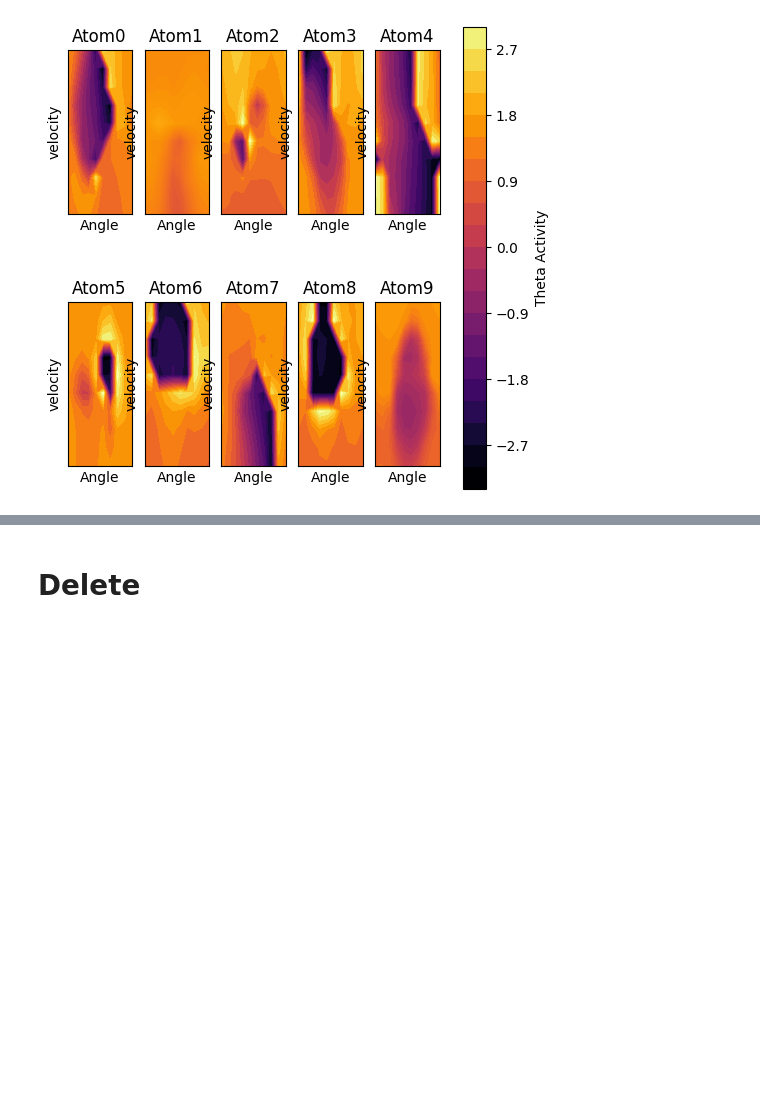
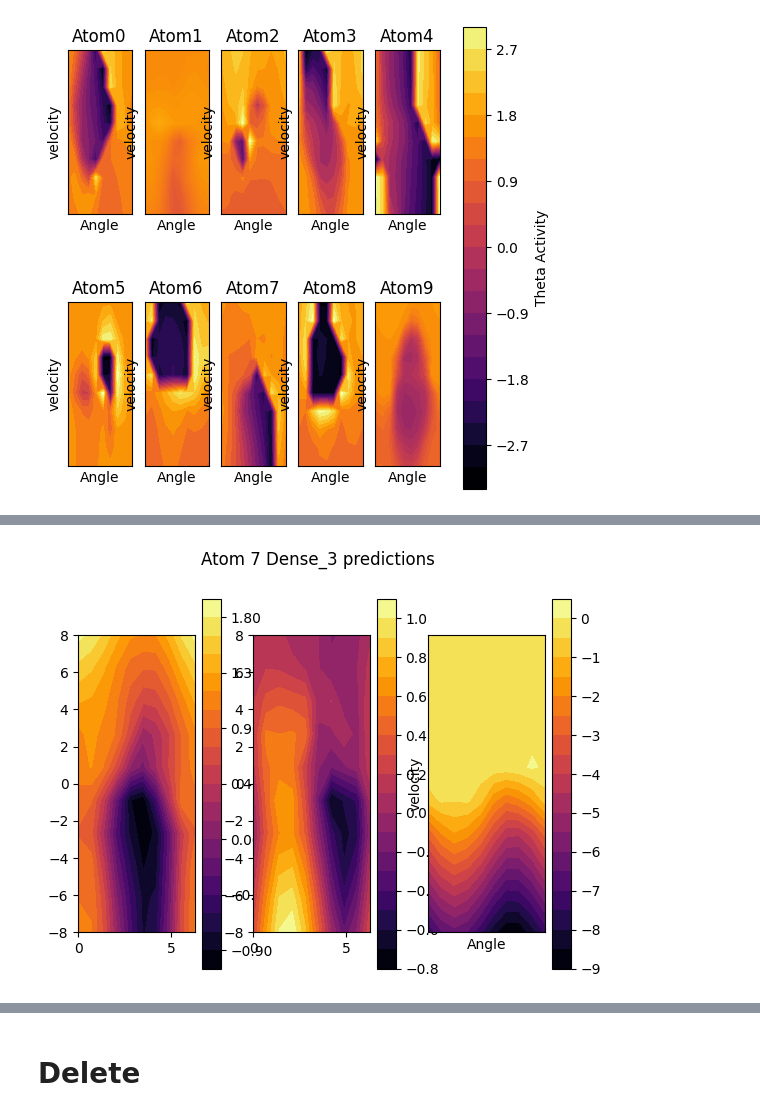
Before and after one commit to Sruthi-sk/dsm-hippocampus, a Jupyter notebook: notebooks/model_viz_pendulum.ipynb, the cells around one changed output, grey strips where cells are left out. Saved outputs shown, nothing was run; the diff lists cells and outputs as text; code cells hidden in the pictures; blank space fills up the shorter version.

```diff
--- a/notebooks/model_viz_pendulum.ipynb
+++ b/notebooks/model_viz_pendulum.ipynb
@@ -556,0 +437,27 @@ plt.legend()
+# %%
+# Selecting the model atom to use, and extracting its parameters , also get corresponding input
+#TODO
+atom_i = 7  # ith atom
+num_outer = config.num_outer
+atom_params = modelviz_loaders.extract_params_ith_atom(state.generator, atom_i, num_outer)
+print("Extracted params shapes for the i-th model:")
+# print_params_shapes(atom_params)
+print(jax.tree_map(jnp.shape, atom_params))
+
+# All intermediate layers
+layers = ['Dense_0','Dense_1','Dense_2','Dense_3']
+latent_rng_seed = 0
+zs = jax.random.normal(jax.random.PRNGKey(latent_rng_seed), (num_latent_dims,))
+# orig zs = jax.random.normal(rng, (config.batch_size, config.num_inner, config.num_outer, config.latent_dims))
+atom_activations_alllayers = modelviz_pendulum_utils.compute_activation_allintermediates_all_sources(state.generator, atom_params, sources_all, zs, layers)
+
+for keys,values in zip(atom_activations_alllayers.keys(), atom_activations_alllayers.values()):
+    print(keys, values.shape)
+
+# import joblib
+# joblib.dump(atom_activations_alllayers, model_path+f'/activations_alllayers_atom{atom_i}_latent{latent_rng_seed}.pkl')
+
+# layers = ['Dense_3',]
+# latent_rng_seed = 0
+# zs = jax.random.normal(jax.random.PRNGKey(latent_rng_seed), (num_latent_dims,))
+# activations_layer = modelviz_pendulum_utils.compute_activation_layer_all_sources(state.generator,atom_params, sources_all, zs, layers)
@@ -556,0 +471,7 @@ plt.legend()
+# %%
+modelviz_pendulum_utils.plot_neuron_activations(activations_layer=atom_activations_alllayers['Dense_3'],
+                                                neuron_idx = 'all',
+                                                figlabel=f'Atom {atom_i} Dense_3 predictions',
+                                                xpos=theta_all, ypos=thetadot_all, normalize=False)
+# %% [output]
+[figure, added]
```
Also changed, not shown: parts of 59 cells of this notebook.
